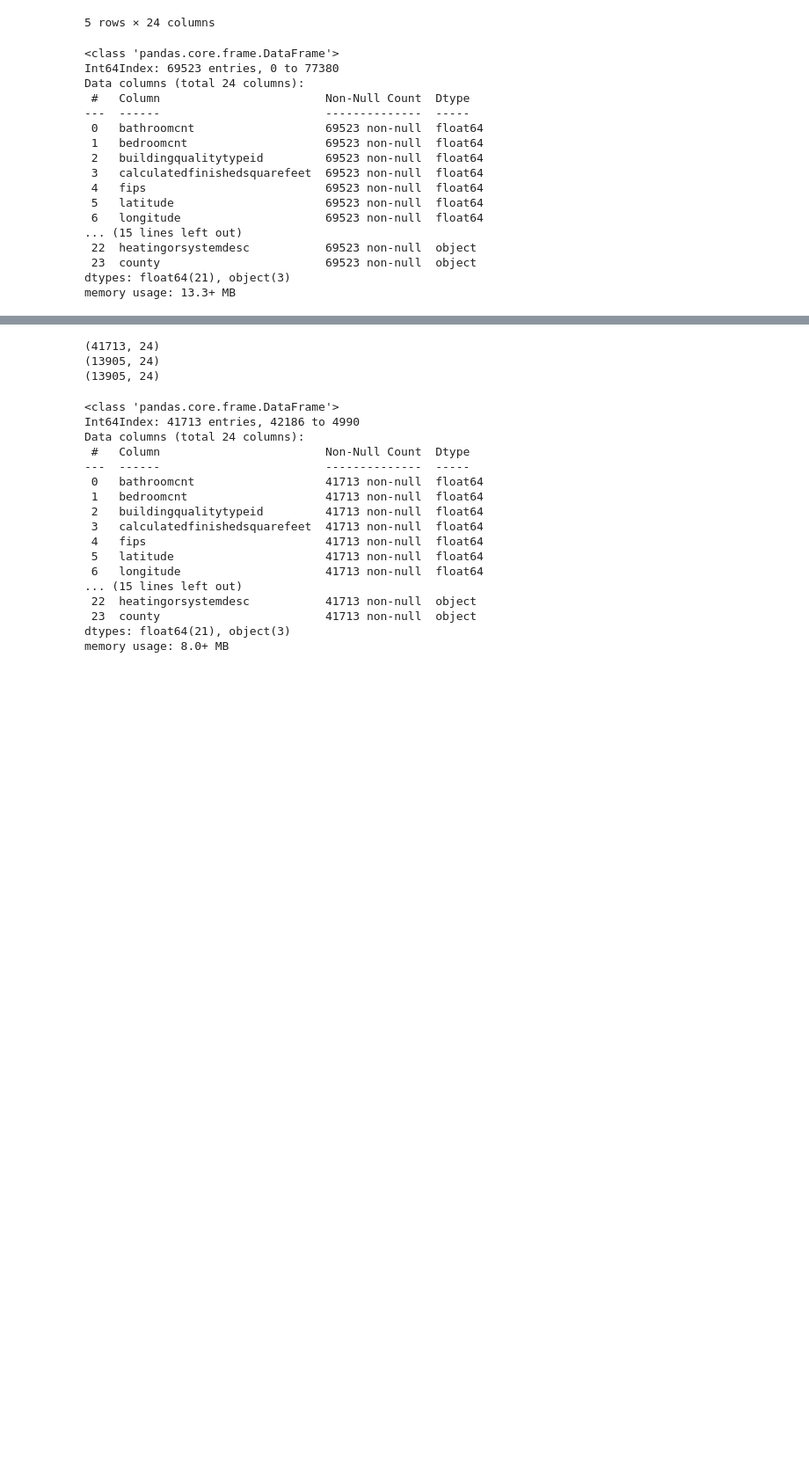
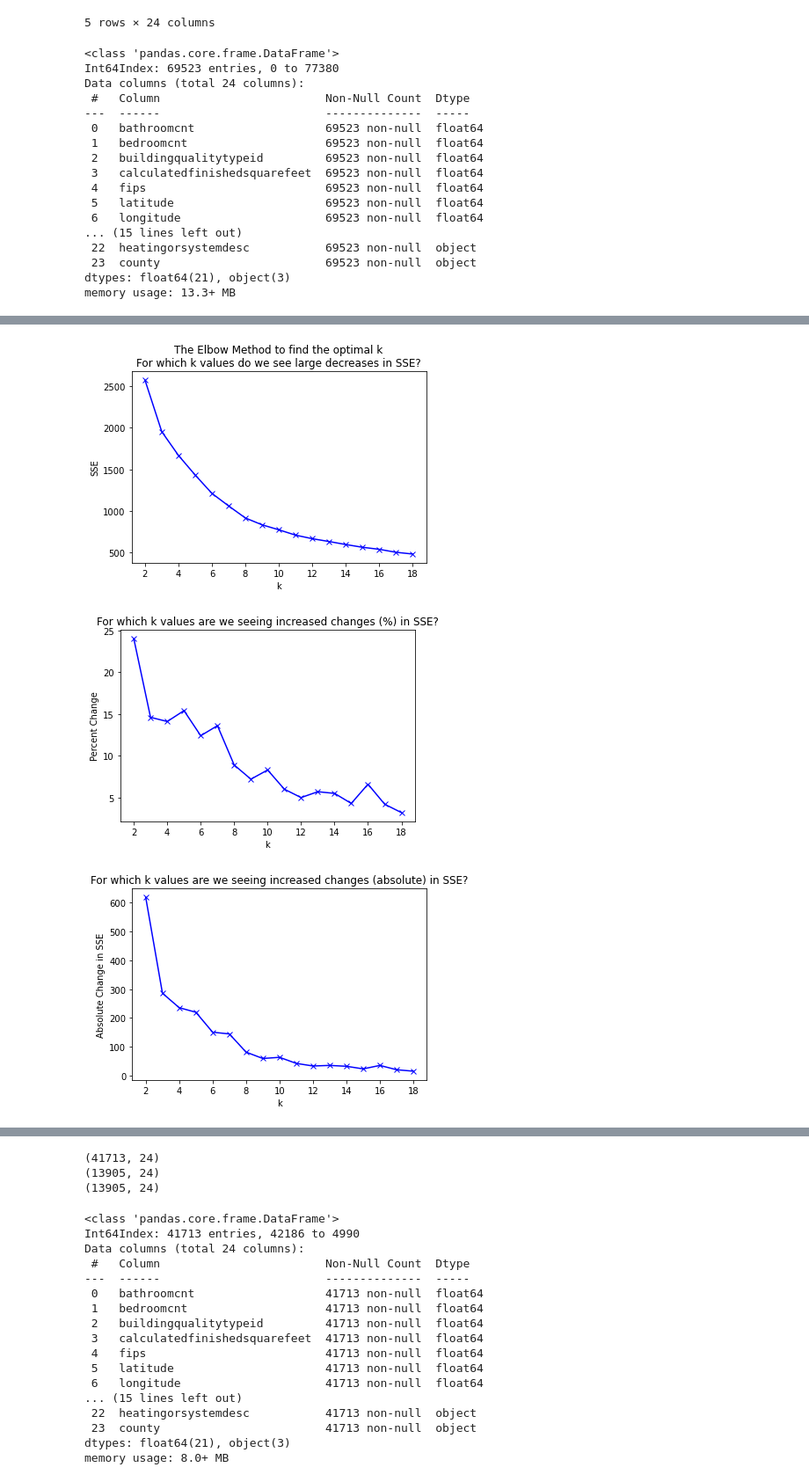
Before and after one commit to Brooke-Holyoak/clustering-exercises, a Jupyter notebook: explore_zillow.ipynb, the cells around one changed output, grey strips where cells are left out. Shown at 88% size. Cells and saved outputs as stored; diff of their text form; code cells hidden in the pictures; blank space fills up the shorter version.

```diff
--- a/explore_zillow.ipynb
+++ b/explore_zillow.ipynb
@@ -54,0 +173,22 @@ memory usage: 13.3+ MB
+# %%
+# the variables that still need scaling
+scaled_vars = ['latitude', 'longitude', 'bathroomcnt', 'taxrate']
+
+# create new column names for the scaled variables by adding 'scaled_' to the beginning of each variable name
+scaled_column_names = ['scaled_' + i for i in scaled_vars]
+
+# select the X partitions: [X_train, X_validate, X_test]
+X = partitions[1:4]
+
+# fit the minmaxscaler to X_train
+X_train = X[0]
+scaler = MinMaxScaler(copy=True).fit(X_train[scaled_vars])
+
+
+def scale_and_concat(df):
+    scaled_array = scaler.transform(df[scaled_vars])
+    scaled_df = pd.DataFrame(scaled_array, columns=scaled_column_names, index=df.index.values)
+    return pd.concat((df, scaled_df), axis=1)
+
+for i in range(len(X)):
+    X[i] = scale_and_concat(X[i])
@@ -54,0 +208,5 @@ memory usage: 13.3+ MB
+# %%
+# list of variables I will cluster on.
+cluster_vars = ['scaled_latitude', 'scaled_longitude', 'sqft_bin']
+cluster_name = 'area_cluster'
+k_range = range(2,20)
@@ -54,0 +259,6 @@ memory usage: 13.3+ MB
+# %%
+find_k(X[0], cluster_vars, k_range)
+# %% [output]
+[figure, added]
+[figure, added]
+[figure, added]
```
Also changed, not shown: parts of 55 cells of this notebook, 2 other files.
